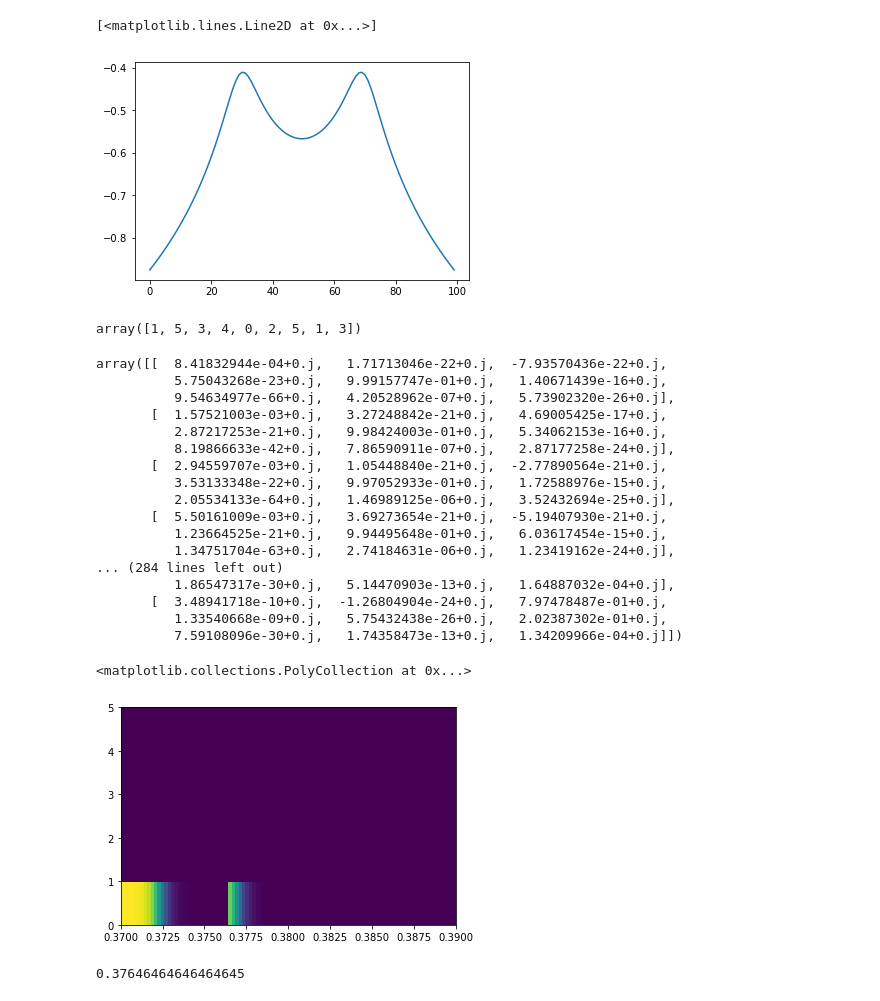
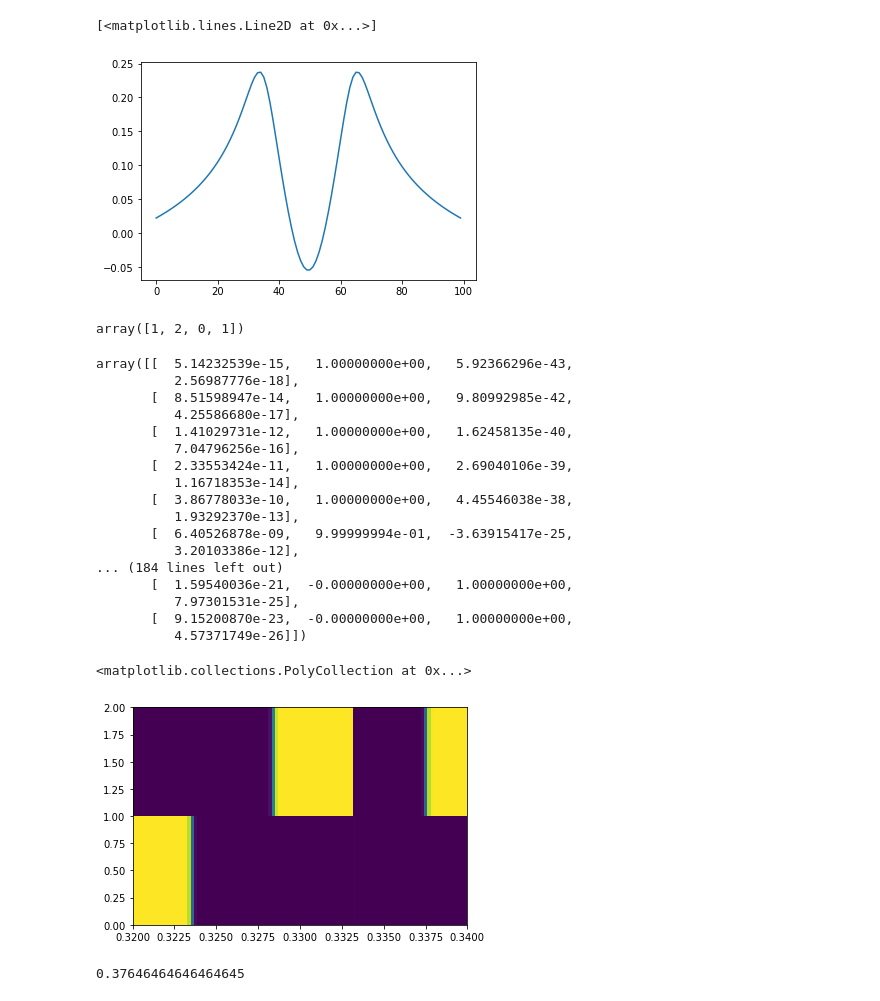
Before and after one commit to Quantumgame/quantum-ml, a Jupyter notebook: ndot/lib/single_dot.ipynb, the cells around one changed output. Drawn from its saved outputs; the diff is of its cells as text; code cells hidden in the pictures.

Commit message:
added tunnel calculations, do not work as expected

```diff
--- a/ndot/lib/single_dot.ipynb
+++ b/ndot/lib/single_dot.ipynb
@@ -16,16 +16,18 @@ import markov_graph
 reload(markov_graph)
 import potential_profile
 reload(potential_profile)
+import tunneling
+reload(tunneling)
 
 import time
 st = time.time()
 N_v_points = 100
-V_d_vec = np.linspace(400e-3,300e-3,N_v_points)
+V_d_vec = np.linspace(280e-3,260e-3,N_v_points)
 I_vec = np.zeros(N_v_points)
 
 N_grid= 100
 x = np.linspace(-1,1,N_grid)
-K = thomas_fermi.create_K_matrix(x,E_scale=0.5e-3,sigma=(x[1] - x[0]))
+K = thomas_fermi.create_K_matrix(x,E_scale=0.5e-3,sigma= (x[1] - x[0]))
 
 battery_ind = []
 max_prob_node = []
@@ -35,16 +37,16 @@ for i in range(N_v_points):
     if (i % 10 == 0):
         print i
 
-    d = (V_d_vec[i],0,0.2,1)
+    d = (V_d_vec[i],0,0.1,1)
     b1 = (-200e-3,0.3,0.1,1)
     b2 = (-200e-3,-0.3,0.1,1)
 
     V = potential_profile.single_dot_V_x_wire(x,d,b1,b2)
     mu_l = (0.1,0.1+0.001)
 
-    graph_model = (50,1)
-    battery_weight = 1000
-    kT = 100e-6
+    graph_model = (15,2)
+    battery_weight = 200
+    kT = 400e-6
     physics = (x,V,K,mu_l,battery_weight,kT)
 
 
@@ -52,7 +54,7 @@ for i in range(N_v_points):
         G = markov_graph.generate_graph(graph_model, physics)
         battery_ind = markov_graph.get_battery_nodes(G)
         max_prob_node_trial  = markov_graph.get_max_prob_node(G)[0][1]
-        graph_model = (max_prob_node_trial,1)
+        graph_model = (max_prob_node_trial,2)
         print graph_model
         G = markov_graph.generate_graph(graph_model, physics)
         battery_ind = markov_graph.get_battery_nodes(G)
@@ -128,38 +119,38 @@ np.savetxt('/Users/ssk4/quantum-ml/ndot/ml/data/single_dot.txt',data)
 plt.plot(V)
 # %% [output]
 [<matplotlib.lines.Line2D at 0x...>]
-[figure, old version]
+[figure, new version]
 # %%
 np.array(G.nodes())[:,1]
 # %% [output]
-array([1, 5, 3, 4, 0, 2, 5, 1, 3])
+array([1, 2, 0, 1])
 # %%
-np.array(max_prob_dist).reshape((100,9))
+np.array(max_prob_dist).reshape((100,4))
 # %% [output]
-array([[  8.41832944e-04+0.j,   1.71713046e-22+0.j,  -7.93570436e-22+0.j,
-          5.75043268e-23+0.j,   9.99157747e-01+0.j,   1.40671439e-16+0.j,
-          9.54634977e-66+0.j,   4.20528962e-07+0.j,   5.73902320e-26+0.j],
-       [  1.57521003e-03+0.j,   3.27248842e-21+0.j,   4.69005425e-17+0.j,
-          2.87217253e-21+0.j,   9.98424003e-01+0.j,   5.34062153e-16+0.j,
-          8.19866633e-42+0.j,   7.86590911e-07+0.j,   2.87177258e-24+0.j],
-       [  2.94559707e-03+0.j,   1.05448840e-21+0.j,  -2.77890564e-21+0.j,
-          3.53133348e-22+0.j,   9.97052933e-01+0.j,   1.72588976e-15+0.j,
-          2.05534133e-64+0.j,   1.46989125e-06+0.j,   3.52432694e-25+0.j],
-       [  5.50161009e-03+0.j,   3.69273654e-21+0.j,  -5.19407930e-21+0.j,
-          1.23664525e-21+0.j,   9.94495648e-01+0.j,   6.03617454e-15+0.j,
-          1.34751704e-63+0.j,   2.74184631e-06+0.j,   1.23419162e-24+0.j],
-... (284 lines left out)
-          1.86547317e-30+0.j,   5.14470903e-13+0.j,   1.64887032e-04+0.j],
-       [  3.48941718e-10+0.j,  -1.26804904e-24+0.j,   7.97478487e-01+0.j,
-          1.33540668e-09+0.j,   5.75432438e-26+0.j,   2.02387302e-01+0.j,
-          7.59108096e-30+0.j,   1.74358473e-13+0.j,   1.34209966e-04+0.j]])
+array([[  5.14232539e-15,   1.00000000e+00,   5.92366296e-43,
+          2.56987776e-18],
+       [  8.51598947e-14,   1.00000000e+00,   9.80992985e-42,
+          4.25586680e-17],
+       [  1.41029731e-12,   1.00000000e+00,   1.62458135e-40,
+          7.04796256e-16],
+       [  2.33553424e-11,   1.00000000e+00,   2.69040106e-39,
+          1.16718353e-14],
+       [  3.86778033e-10,   1.00000000e+00,   4.45546038e-38,
+          1.93292370e-13],
+       [  6.40526878e-09,   9.99999994e-01,  -3.63915417e-25,
+          3.20103386e-12],
+... (184 lines left out)
+       [  1.59540036e-21,  -0.00000000e+00,   1.00000000e+00,
+          7.97301531e-25],
+       [  9.15200870e-23,  -0.00000000e+00,   1.00000000e+00,
+          4.57371749e-26]])
 # %%
 XX,YY = np.meshgrid(np.array(G.nodes())[:,1],V_d_vec)
 # %%
-plt.pcolor(YY,XX,np.real(np.array(max_prob_dist).reshape((100,9))))
+plt.pcolor(YY,XX,np.real(np.array(max_prob_dist).reshape((100,4))))
 # %% [output]
 <matplotlib.collections.PolyCollection at 0x...>
-[figure, old version]
+[figure, new version]
 # %%
 V_d_vec[32]
 # %% [output]
```
Also changed, not shown: parts of 8 cells of this notebook, 4 other files.
